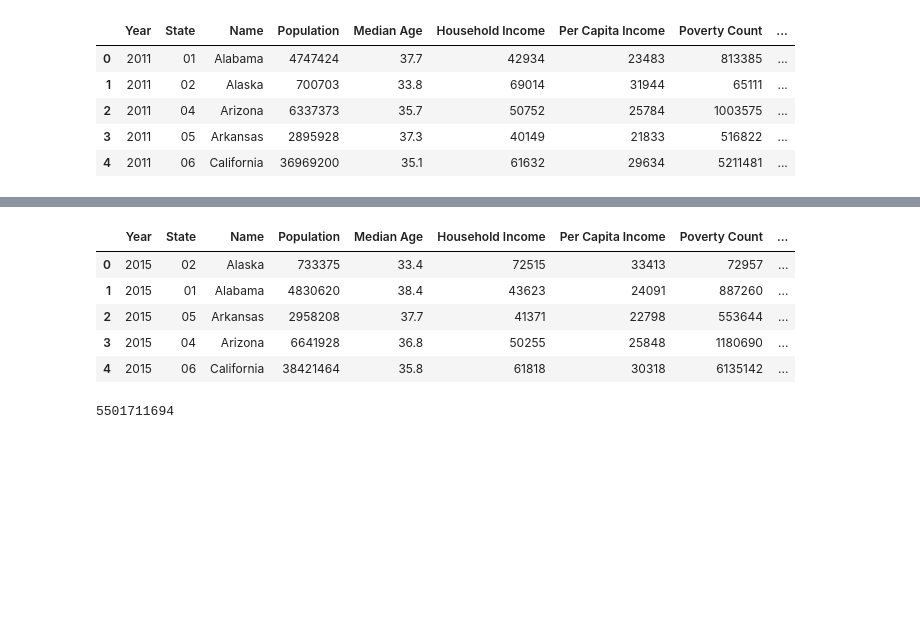
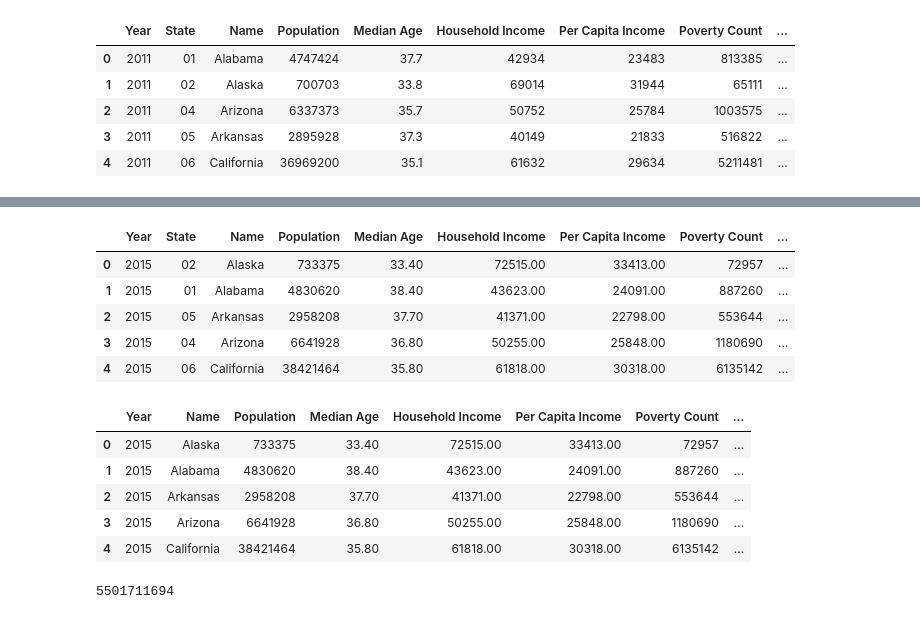
Before and after one commit to Airedyver/Census_Business_Vizualization, a Jupyter notebook: project1-ec.ipynb, the cells around one changed output, grey strips where cells are left out. Drawn from its saved outputs; the diff is of its cells as text; code cells hidden in the pictures; blank space fills up the shorter version.

Commit message:
edited ethan doc
edited to merge minimum wage into super dataframe

```diff
--- a/project1-ec.ipynb
+++ b/project1-ec.ipynb
@@ -25,6 +25,8 @@ target_req = req.get(target_url)
 debt_data = target_req.json()
 # %%
 # Create Data Frame from dictionary
+#Put everything from scientific notation to float format
+pd.set_option('display.float_format', lambda x: '%.2f' % x)
 debt_df = pd.DataFrame.from_records(debt_data['entries'])
 
 # Rename Columns
@@ -703,3 +705,17 @@ employment_census_2011.head()
 | 2 | 2011 | 04 | Arizona | 6337373 | 35.7 | 50752 | 25784 | 1003575 | ... |
 | 3 | 2011 | 05 | Arkansas | 2895928 | 37.3 | 40149 | 21833 | 516822 | ... |
 | 4 | 2011 | 06 | California | 36969200 | 35.1 | 61632 | 29634 | 5211481 | ... |
+# %%
+#add minimum wage info
+min_wage = "minimum_wage.xlsx"
+min_wage_df = pd.read_excel(min_wage, sheetname='Cleaned')
+c_min_wage_df = min_wage_df.drop([0,1]).reset_index()
+
+
+del c_min_wage_df['index']
+c_min_wage_df
+stk_min_wage = pd.melt(c_min_wage_df, id_vars=['State or other'], var_name='Year_y')
+
+stk_min_wage['key_id'] = stk_min_wage['State or other'] + stk_min_wage['Year_y'].map(str)
+
+stk_min_wage.head()
@@ -710,16 +733,34 @@ combo_census3 = combo_census2.append(employment_census_2012)
 combo_census = combo_census3.append(employment_census_2011)
 combo_census['Population'] = combo_census['Population'].astype(int)
 combo_census['Poverty Count'] = combo_census['Poverty Count'].astype(int)
+combo_census['key_id'] = combo_census['Name'] + combo_census['Year']
 
 
 combo_census.head()
 # %% [output]
 |  | Year | State | Name | Population | Median Age | Household Income | Per Capita Income | Poverty Count | ... |
-| 0 | 2015 | 02 | Alaska | 733375 | 33.4 | 72515 | 33413 | 72957 | ... |
-| 1 | 2015 | 01 | Alabama | 4830620 | 38.4 | 43623 | 24091 | 887260 | ... |
-| 2 | 2015 | 05 | Arkansas | 2958208 | 37.7 | 41371 | 22798 | 553644 | ... |
-| 3 | 2015 | 04 | Arizona | 6641928 | 36.8 | 50255 | 25848 | 1180690 | ... |
-| 4 | 2015 | 06 | California | 38421464 | 35.8 | 61818 | 30318 | 6135142 | ... |
+| 0 | 2015 | 02 | Alaska | 733375 | 33.40 | 72515.00 | 33413.00 | 72957 | ... |
+| 1 | 2015 | 01 | Alabama | 4830620 | 38.40 | 43623.00 | 24091.00 | 887260 | ... |
+| 2 | 2015 | 05 | Arkansas | 2958208 | 37.70 | 41371.00 | 22798.00 | 553644 | ... |
+| 3 | 2015 | 04 | Arizona | 6641928 | 36.80 | 50255.00 | 25848.00 | 1180690 | ... |
+| 4 | 2015 | 06 | California | 38421464 | 35.80 | 61818.00 | 30318.00 | 6135142 | ... |
+# %%
+#merge minimum wage df to all establishment df
+mer_combo_census = pd.merge(left=combo_census,right=stk_min_wage, left_on='key_id', right_on='key_id')
+del mer_combo_census ['State or other']
+del mer_combo_census ['Year_y']
+del mer_combo_census ['State']
+del mer_combo_census ['key_id']
+
+clean_combo_census = mer_combo_census.rename(columns={"value": "Minimum Wage"})
+clean_combo_census.head()
+# %% [output]
+|  | Year | Name | Population | Median Age | Household Income | Per Capita Income | Poverty Count | ... |
+| 0 | 2015 | Alaska | 733375 | 33.40 | 72515.00 | 33413.00 | 72957 | ... |
+| 1 | 2015 | Alabama | 4830620 | 38.40 | 43623.00 | 24091.00 | 887260 | ... |
+| 2 | 2015 | Arkansas | 2958208 | 37.70 | 41371.00 | 22798.00 | 553644 | ... |
+| 3 | 2015 | Arizona | 6641928 | 36.80 | 50255.00 | 25848.00 | 1180690 | ... |
+| 4 | 2015 | California | 38421464 | 35.80 | 61818.00 | 30318.00 | 6135142 | ... |
 # %%
 # Business Types Sums
 
```
Also changed, not shown: parts of 14 cells of this notebook.
